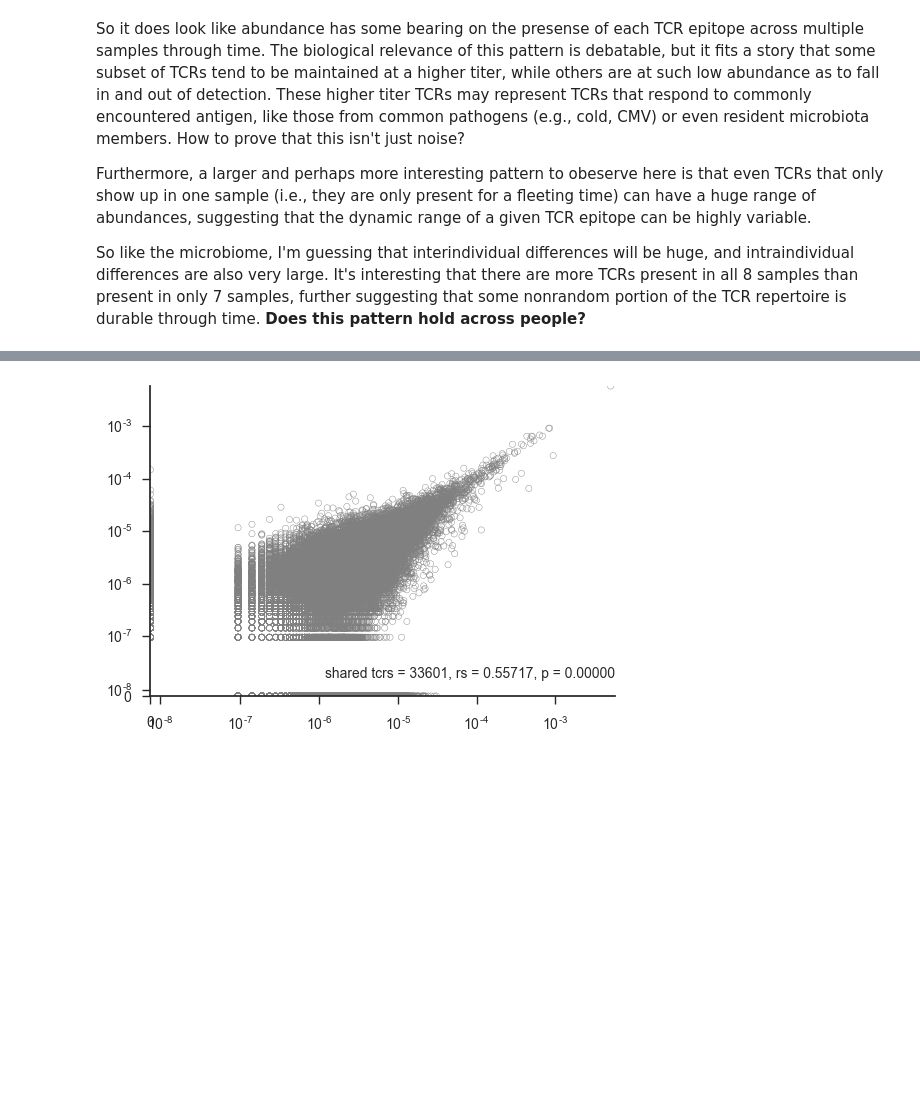
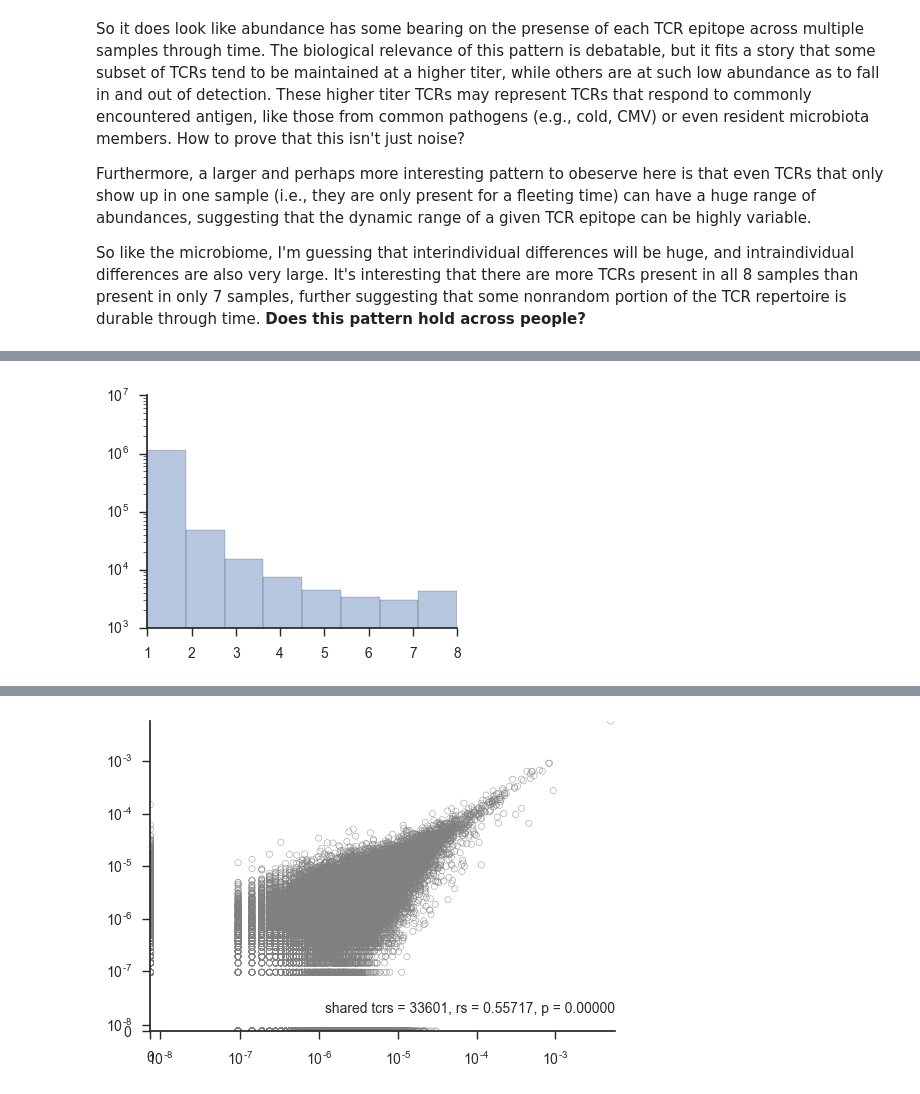
Before and after one commit to nathanieldchu/tcr_pilot, a Jupyter notebook: tcrb_timecourse.ipynb, the cells around one changed output, grey strips where cells are left out. Saved outputs shown, nothing was run; the diff lists cells and outputs as text; code cells hidden in the pictures; blank space fills up the shorter version.

```diff
--- a/tcrb_timecourse.ipynb
+++ b/tcrb_timecourse.ipynb
@@ -1106,0 +1249,17 @@ So like the microbiome, I'm guessing that interindividual differences will be hu
+# %%
+#Readback the table for Subject02
+sub2_timecourse = pd.read_csv('/Users/ndchu/Documents/tcr_fmt/tcrb_timecourse/subject02_timecourse.tsv.gz',
+                                           sep='\t', compression='gzip')
+# %%
+sub2_pbmc_samples = metadata[(metadata['individual'] == 'subject02') & (metadata['cells'] == 'PBMC')]['sample_short']
+sub2_pbmc_timecourse = sub2_timecourse[(sub2_timecourse['sample'].isin(sub2_pbmc_samples))]
+# %%
+#get number of unique samples per tcr epitope
+nsam_tcrepi_sub2 = sub2_pbmc_timecourse.groupby('tcr_epitope').apply(lambda x: x['sample'].nunique())
+# %%
+fig = plt.figure(figsize=(4, 3))
+sns.distplot(nsam_tcrepi_sub2, bins=8, kde=False)
+plt.yscale('log')
+sns.despine()
+# %% [output]
+[figure, added]
```
Also changed, not shown: parts of 103 cells of this notebook.
